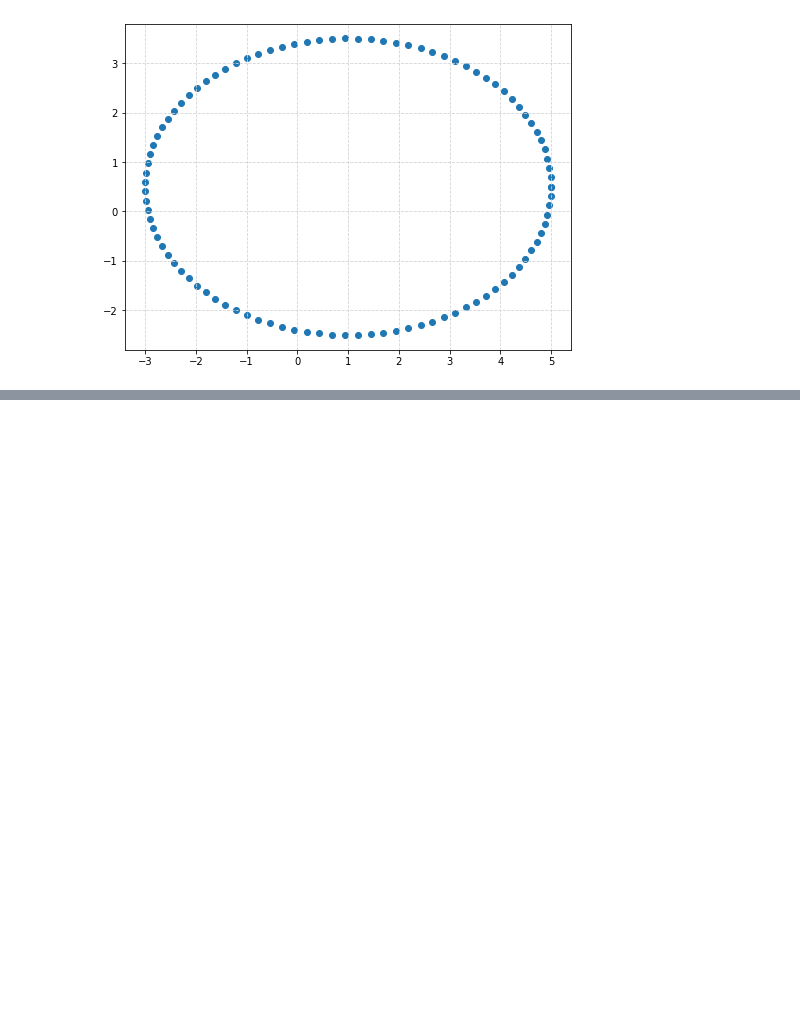
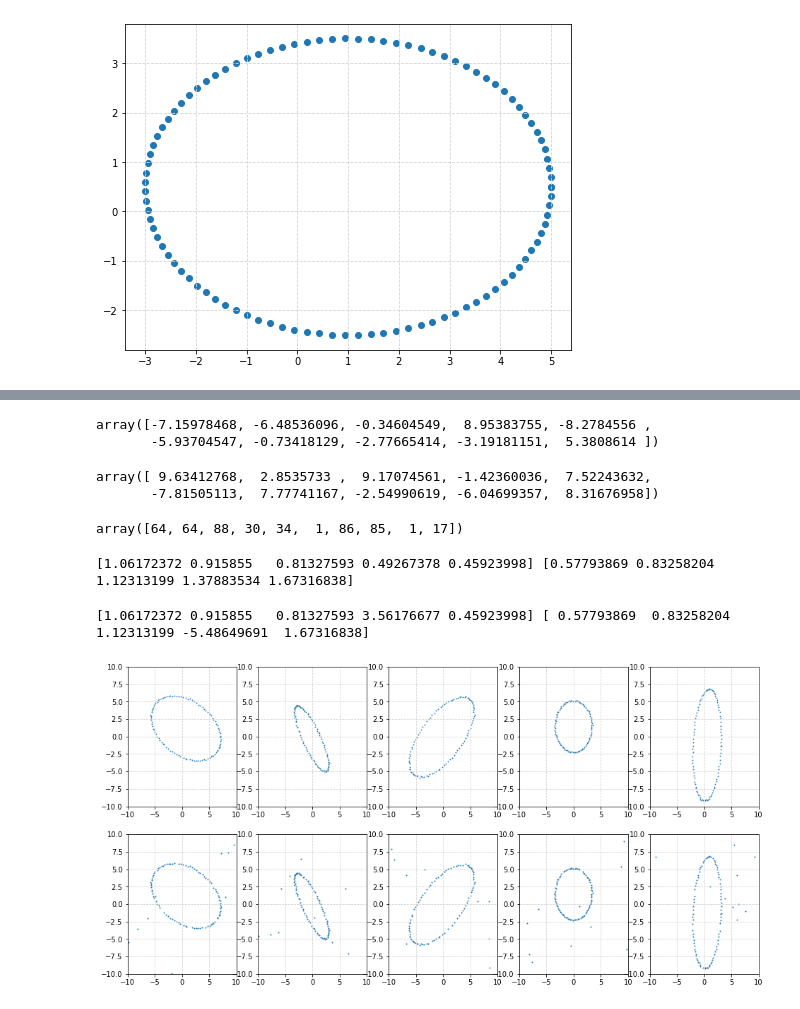
Before and after one commit to cschou/object_tracking_fix, a Jupyter notebook: gen_data.ipynb, the cells around one changed output, grey strips where cells are left out. Drawn from its saved outputs; the diff is of its cells as text; code cells hidden in the pictures; blank space fills up the shorter version.

```diff
--- a/gen_data.ipynb
+++ b/gen_data.ipynb
@@ -52,0 +176,36 @@ plt.show()
+# %%
+test_data[3][1][diff]
+# %% [output]
+array([-7.15978468, -6.48536096, -0.34604549,  8.95383755, -8.2784556 ,
+       -5.93704547, -0.73418129, -2.77665414, -3.19181151,  5.3808614 ])
+# %%
+np.random.uniform(-10, 10, size=10)
+# %% [output]
+array([ 9.63412768,  2.8535733 ,  9.17074561, -1.42360036,  7.52243632,
+       -7.81505113,  7.77741167, -2.54990619, -6.04699357,  8.31676958])
+# %%
+np.random.randint(data.shape[1], size=10)
+# %% [output]
+array([64, 64, 88, 30, 34,  1, 86, 85,  1, 17])
+# %%
+print(samples[1][0][:5], samples[1][1][:5])
+# %% [output]
+[1.06172372 0.915855   0.81327593 0.49267378 0.45923998] [0.57793869 0.83258204 1.12313199 1.37883534 1.67316838]
+# %%
+print(test_data[1][0][:5], test_data[1][1][:5])
+# %% [output]
+[1.06172372 0.915855   0.81327593 3.56176677 0.45923998] [ 0.57793869  0.83258204  1.12313199 -5.48649691  1.67316838]
+# %%
+fig, axes = plt.subplots(2,5, figsize=(16, 8))
+for i in range(10):
+    ax = axes[i//5, i%5]
+    ax.set_xlim(-10,10)
+    ax.set_ylim(-10,10)
+    if i//5 == 0:
+        ax.scatter(samples[i, 0, :] , samples[i, 1,:], s=0.7)
+    else:
+        ax.scatter(test_data[i%5, 0, :] , test_data[i%5, 1,:], s=1.0)
+    ax.grid(color='lightgray',linestyle='--')
+plt.show()
+# %% [output]
+[figure, added]
```
Also changed, not shown: parts of 14 cells of this notebook.
